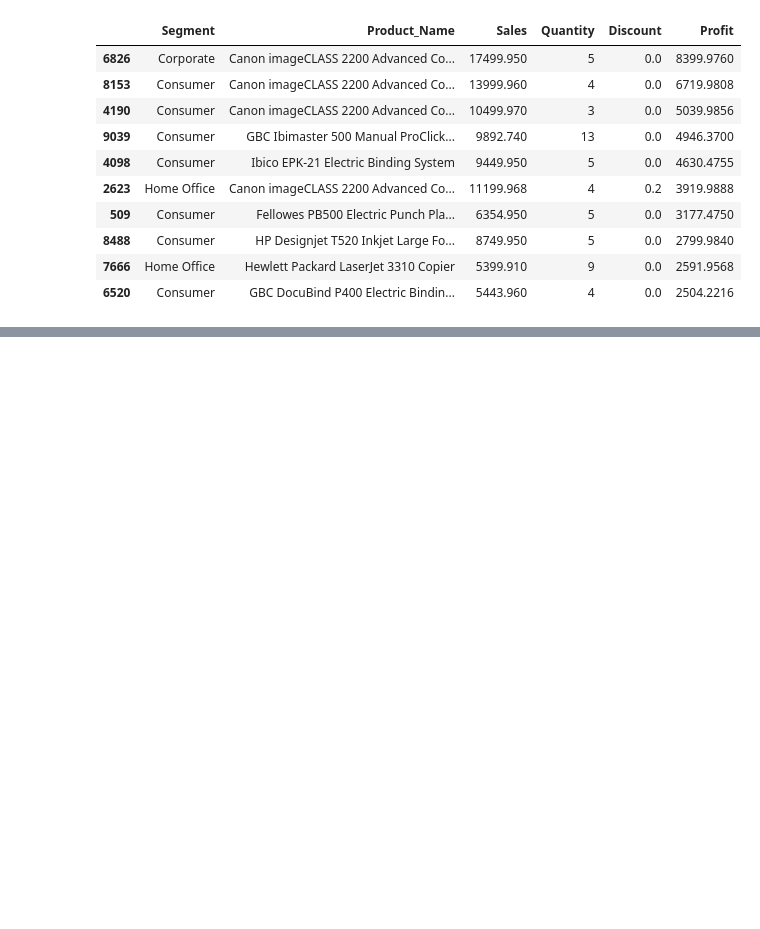
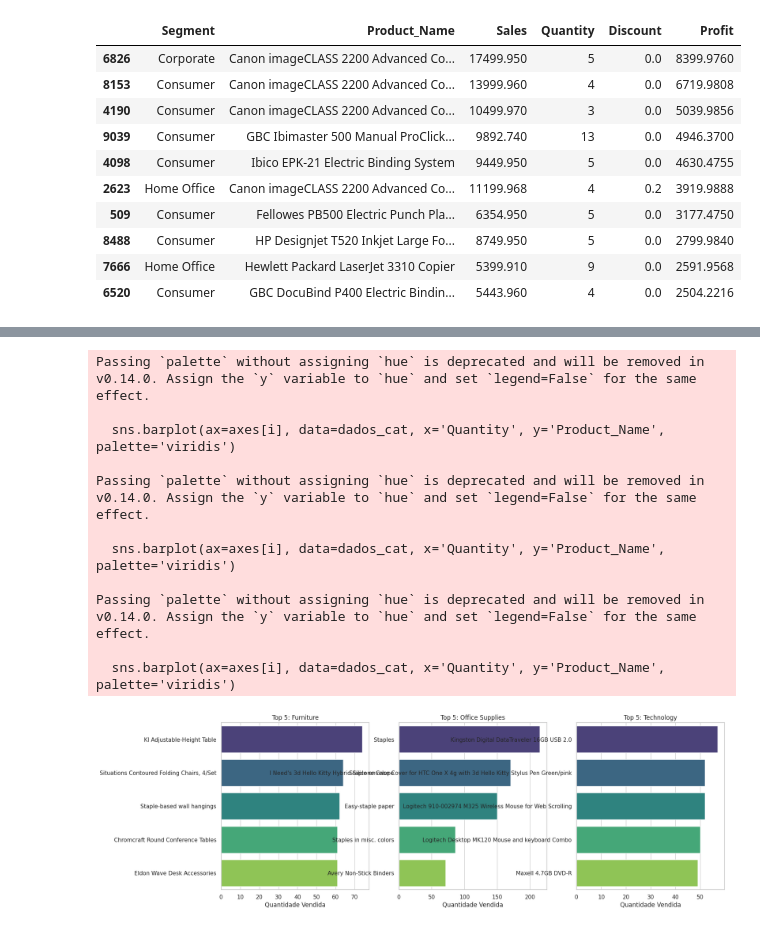
Before and after one commit to Ronaldo-Junior1/analise-dados-supermercado, a Jupyter notebook: Analise_base_supermercado.ipynb, the cells around one changed output, grey strips where cells are left out. Cells and saved outputs as stored; diff of their text form; code cells hidden in the pictures; blank space fills up the shorter version.

Commit message:
Analise final dos produtos mais vendidos com analises sobre as categorias e segmentos dos clientes

```diff
--- a/Analise_base_supermercado.ipynb
+++ b/Analise_base_supermercado.ipynb
@@ -395,0 +398,9 @@ Maiores Lucros por Segmento:
+# %%
+# Agrupando por Categoria e Produto, somando a Quantidade vendida
+vendas_categoria = df.groupby(['Category', 'Product_Name'])['Quantity'].sum().reset_index()
+
+# Ordenando do maior para o menor e filtrando os 5 primeiros de cada categoria
+top5_categoria = vendas_categoria.sort_values(['Category', 'Quantity'], ascending=[True, False]).groupby('Category').head(5)
+
+print("Top 5 Produtos Mais Vendidos por Categoria:")
+display(top5_categoria)
@@ -395,0 +425,26 @@ Maiores Lucros por Segmento:
+# %%
+categorias = top5_categoria['Category'].unique()
+fig, axes = plt.subplots(1, len(categorias), figsize=(18, 6))
+
+for i, cat in enumerate(categorias):
+    dados_cat = top5_categoria[top5_categoria['Category'] == cat]
+    sns.barplot(ax=axes[i], data=dados_cat, x='Quantity', y='Product_Name', palette='viridis')
+    axes[i].set_title(f'Top 5: {cat}')
+    axes[i].set_xlabel('Quantidade Vendida')
+    axes[i].set_ylabel('')
+
+plt.tight_layout()
+plt.show()
+# %% [output]
+Passing `palette` without assigning `hue` is deprecated and will be removed in v0.14.0. Assign the `y` variable to `hue` and set `legend=False` for the same effect.
+
+  sns.barplot(ax=axes[i], data=dados_cat, x='Quantity', y='Product_Name', palette='viridis')
+
+Passing `palette` without assigning `hue` is deprecated and will be removed in v0.14.0. Assign the `y` variable to `hue` and set `legend=False` for the same effect.
+
+  sns.barplot(ax=axes[i], data=dados_cat, x='Quantity', y='Product_Name', palette='viridis')
+
+Passing `palette` without assigning `hue` is deprecated and will be removed in v0.14.0. Assign the `y` variable to `hue` and set `legend=False` for the same effect.
+
+  sns.barplot(ax=axes[i], data=dados_cat, x='Quantity', y='Product_Name', palette='viridis')
+[figure, added]
```
Also changed, not shown: parts of 11 cells of this notebook.
